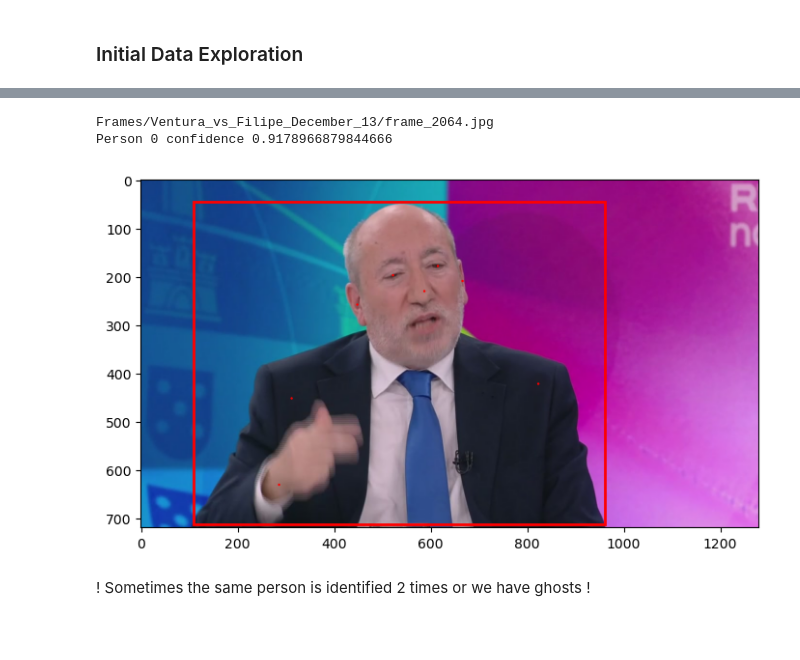
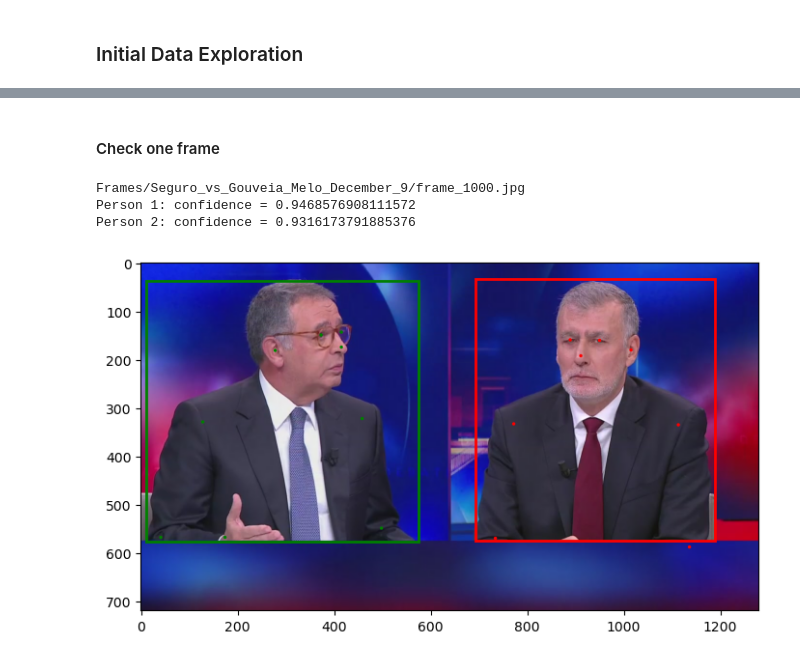
Before and after one commit to Dinisas/Big-Data, a Jupyter notebook: project_eda_visual.ipynb, the cells around one changed output, grey strips where cells are left out. Drawn from its saved outputs; the diff is of its cells as text; code cells hidden in the pictures; blank space fills up the shorter version.

Commit message:
visual features com mais coisas

```diff
--- a/project_eda_visual.ipynb
+++ b/project_eda_visual.ipynb
@@ -19,8 +20,8 @@ Candidates:
 # %%
 # Select candidates
 
-person1 = 'Ventura'
-person2 = 'Filipe'
+person1 = 'Seguro'
+person2 = 'Gouveia_Melo'
 # %% [markdown]
 ## Load visual data
 # %%
@@ -50,4 +51,5 @@ for video in pklfiles:
     data.append(df)
 
 data = pd.concat(data, ignore_index=True)
+data = data.sort_values(by='Frame').reset_index(drop=True)
 # %% [output]
@@ -149,0 +445,9 @@ Name: count, dtype: int64
+# %%
+bins = np.arange(0,1,0.1)
+
+threshold = 0.4
+plt.figure()
+plt.hist(prob_top, bins=bins)
+plt.title('Confidence of Detected Top Emotion', fontweight='bold')
+plt.axvline(x=threshold, color='r', label = 'Threshold')
+plt.legend()
@@ -150,50 +519,53 @@ Name: count, dtype: int64
+# %% [markdown]
+#### Check one frame
 # %%
 import matplotlib.patches as patches
 
 # Access one frame
-frame =
+frame = 100
 
 data.iloc[frame]
 
 frame_id = data.iloc[frame]['Frame']
 print(frame_id)
 
 img = Image.open(frame_id)
 
 fig = plt.figure()
 ax = fig.add_axes([0, 0, 1, 1])
 ax.imshow(img)
 
 # list of distinct colors
 my_colors = ['red', 'green', 'blue', 'yellow', 'cyan', 'magenta', 'orange', 'purple']
 
 for i, person in enumerate(data.iloc[frame]['Poses']):
     box = person['bbox']
     conf = person['class_conf']
 
-    print(f"Person {i}: confidence {conf}")
+    print(f"Person {i+1}: confidence = {conf}")
 
-    current_color = my_colors[i % len(my_colors)]
+    if conf > threshold:
 
-    rect = patches.Rectangle(
-        (box[0], box[1]),
-        box[2]-box[0],
-        box[3]-box[1],
-        linewidth=2,
-        edgecolor=current_color,
-        facecolor='none',
-    )
+        current_color = my_colors[i % len(my_colors)]
 
-    ax.add_patch(rect)
+        rect = patches.Rectangle(
+            (box[0], box[1]),
+            box[2]-box[0],
+            box[3]-box[1],
+            linewidth=2,
+            edgecolor=current_color,
+            facecolor='none',
+        )
 
-    for kp in person['pose']:
-        if kp[2] > 0.5:
-            kx, ky = int(kp[0]), int(kp[1])
-            keypoint = patches.Circle((kx, ky), 1, color=current_color)
-            ax.add_patch(keypoint)
+        ax.add_patch(rect)
+
+        for kp in person['pose']:
+            if kp[2] > 0.5:  # Only plot keypoints with visibility > 0.5
+                kx, ky = int(kp[0]), int(kp[1])
+                keypoint = patches.Circle((kx, ky), 2, color=current_color)
+                ax.add_patch(keypoint)
 # %% [output]
-Frames/Ventura_vs_Filipe_December_13/frame_2064.jpg
-Person 0 confidence 0.9178966879844666
+Frames/Seguro_vs_Gouveia_Melo_December_9/frame_1000.jpg
+Person 1: confidence = 0.9468576908111572
+Person 2: confidence = 0.9316173791885376
-[figure, old version]
+[figure, new version]
-# %% [markdown]
-! Sometimes the same person is identified 2 times or we have ghosts !
```
Also changed, not shown: parts of 21 cells of this notebook.
